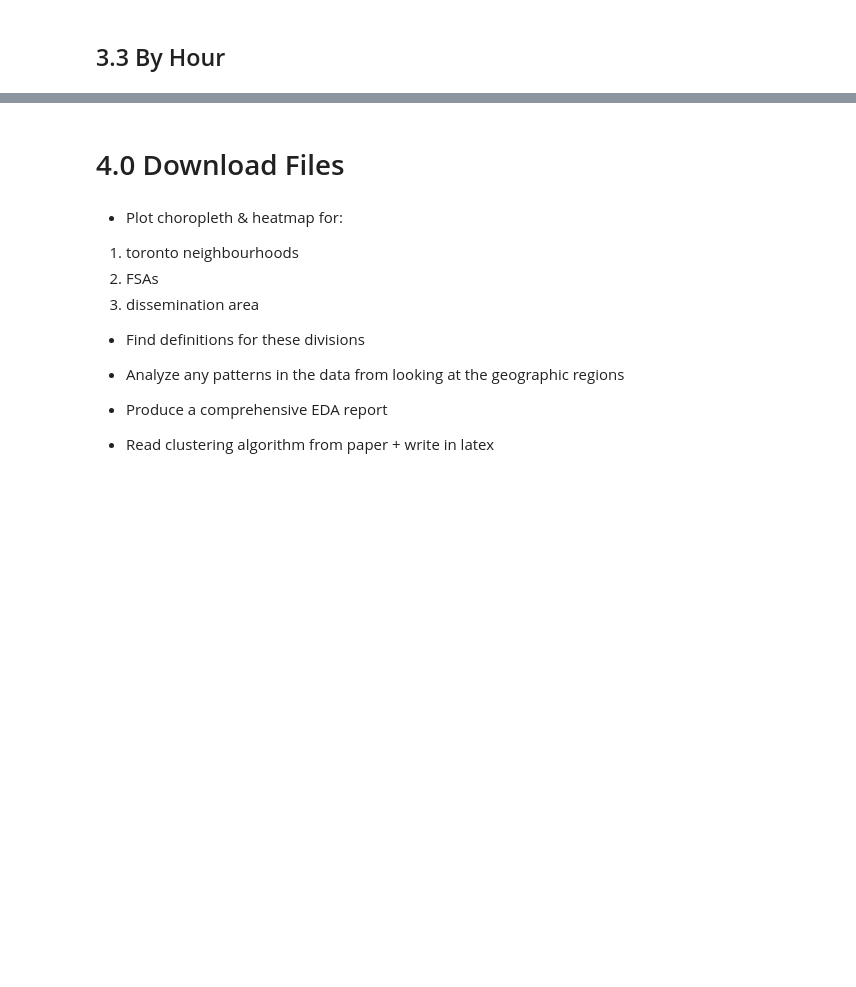
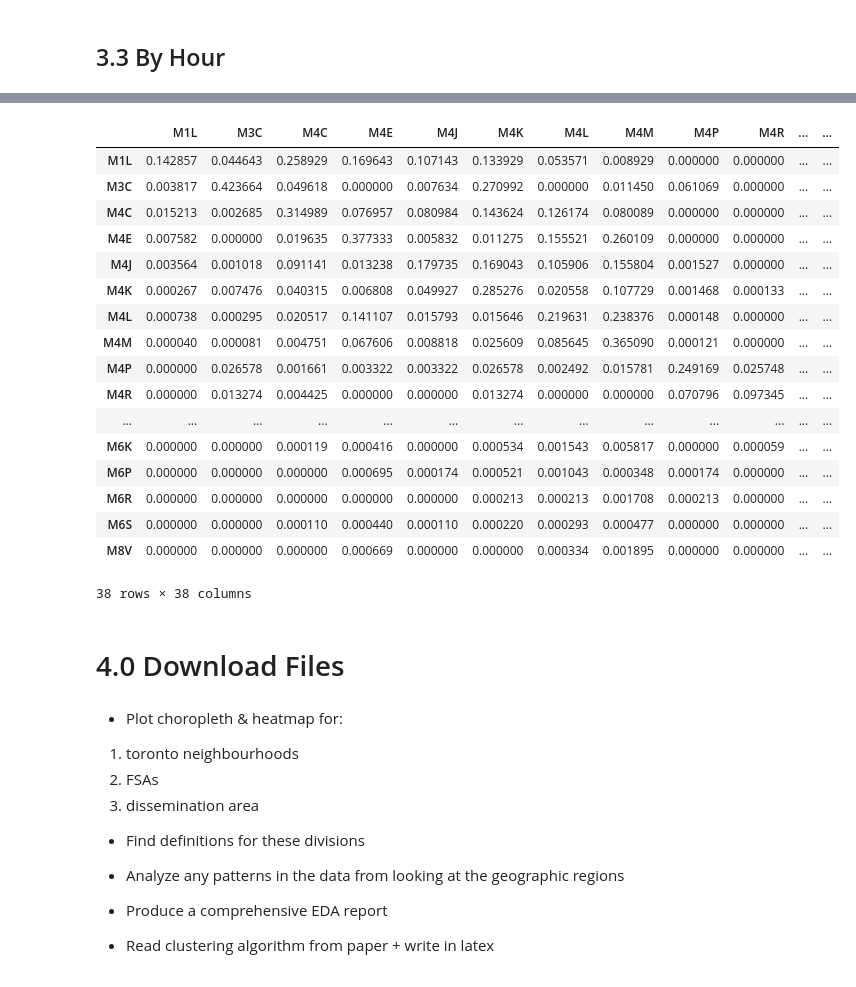
Before and after one commit to lisijia6/Share-Bike-Station-Clustering-and-Usage-Prediction, a Jupyter notebook: 1_Exploratory Analysis/3 Spatial Visualizations (2019 Ridership) V3 Heatmaps Only.ipynb, the cells around one changed output, grey strips where cells are left out. Cells and saved outputs as stored; diff of their text form; code cells hidden in the pictures; blank space fills up the shorter version.

```diff
--- a/1_Exploratory Analysis/3 Spatial Visualizations (2019 Ridership) V3 Heatmaps Only.ipynb
+++ b/1_Exploratory Analysis/3 Spatial Visualizations (2019 Ridership) V3 Heatmaps Only.ipynb
@@ -276,3 +276,24 @@ Forward Sortation Area_24_Hours
+# %%
+heatmap_matrix
+# %% [output]
+|  | M1L | M3C | M4C | M4E | M4J | M4K | M4L | M4M | M4P | M4R | ... | ... |
+| M1L | 0.142857 | 0.044643 | 0.258929 | 0.169643 | 0.107143 | 0.133929 | 0.053571 | 0.008929 | 0.000000 | 0.000000 | ... | ... |
+| M3C | 0.003817 | 0.423664 | 0.049618 | 0.000000 | 0.007634 | 0.270992 | 0.000000 | 0.011450 | 0.061069 | 0.000000 | ... | ... |
+| M4C | 0.015213 | 0.002685 | 0.314989 | 0.076957 | 0.080984 | 0.143624 | 0.126174 | 0.080089 | 0.000000 | 0.000000 | ... | ... |
+| M4E | 0.007582 | 0.000000 | 0.019635 | 0.377333 | 0.005832 | 0.011275 | 0.155521 | 0.260109 | 0.000000 | 0.000000 | ... | ... |
+| M4J | 0.003564 | 0.001018 | 0.091141 | 0.013238 | 0.179735 | 0.169043 | 0.105906 | 0.155804 | 0.001527 | 0.000000 | ... | ... |
+| M4K | 0.000267 | 0.007476 | 0.040315 | 0.006808 | 0.049927 | 0.285276 | 0.020558 | 0.107729 | 0.001468 | 0.000133 | ... | ... |
+| M4L | 0.000738 | 0.000295 | 0.020517 | 0.141107 | 0.015793 | 0.015646 | 0.219631 | 0.238376 | 0.000148 | 0.000000 | ... | ... |
+| M4M | 0.000040 | 0.000081 | 0.004751 | 0.067606 | 0.008818 | 0.025609 | 0.085645 | 0.365090 | 0.000121 | 0.000000 | ... | ... |
+| M4P | 0.000000 | 0.026578 | 0.001661 | 0.003322 | 0.003322 | 0.026578 | 0.002492 | 0.015781 | 0.249169 | 0.025748 | ... | ... |
+| M4R | 0.000000 | 0.013274 | 0.004425 | 0.000000 | 0.000000 | 0.013274 | 0.000000 | 0.000000 | 0.070796 | 0.097345 | ... | ... |
+| ... | ... | ... | ... | ... | ... | ... | ... | ... | ... | ... | ... | ... |
+| M6K | 0.000000 | 0.000000 | 0.000119 | 0.000416 | 0.000000 | 0.000534 | 0.001543 | 0.005817 | 0.000000 | 0.000059 | ... | ... |
+| M6P | 0.000000 | 0.000000 | 0.000000 | 0.000695 | 0.000174 | 0.000521 | 0.001043 | 0.000348 | 0.000174 | 0.000000 | ... | ... |
+| M6R | 0.000000 | 0.000000 | 0.000000 | 0.000000 | 0.000000 | 0.000213 | 0.000213 | 0.001708 | 0.000213 | 0.000000 | ... | ... |
+| M6S | 0.000000 | 0.000000 | 0.000110 | 0.000440 | 0.000110 | 0.000220 | 0.000293 | 0.000477 | 0.000000 | 0.000000 | ... | ... |
+| M8V | 0.000000 | 0.000000 | 0.000000 | 0.000669 | 0.000000 | 0.000000 | 0.000334 | 0.001895 | 0.000000 | 0.000000 | ... | ... |
+38 rows × 38 columns
 # %% [markdown]
 # 4.0 Download Files
 # %%
```
Also changed, not shown: parts of 6 cells of this notebook, 14 other files.
